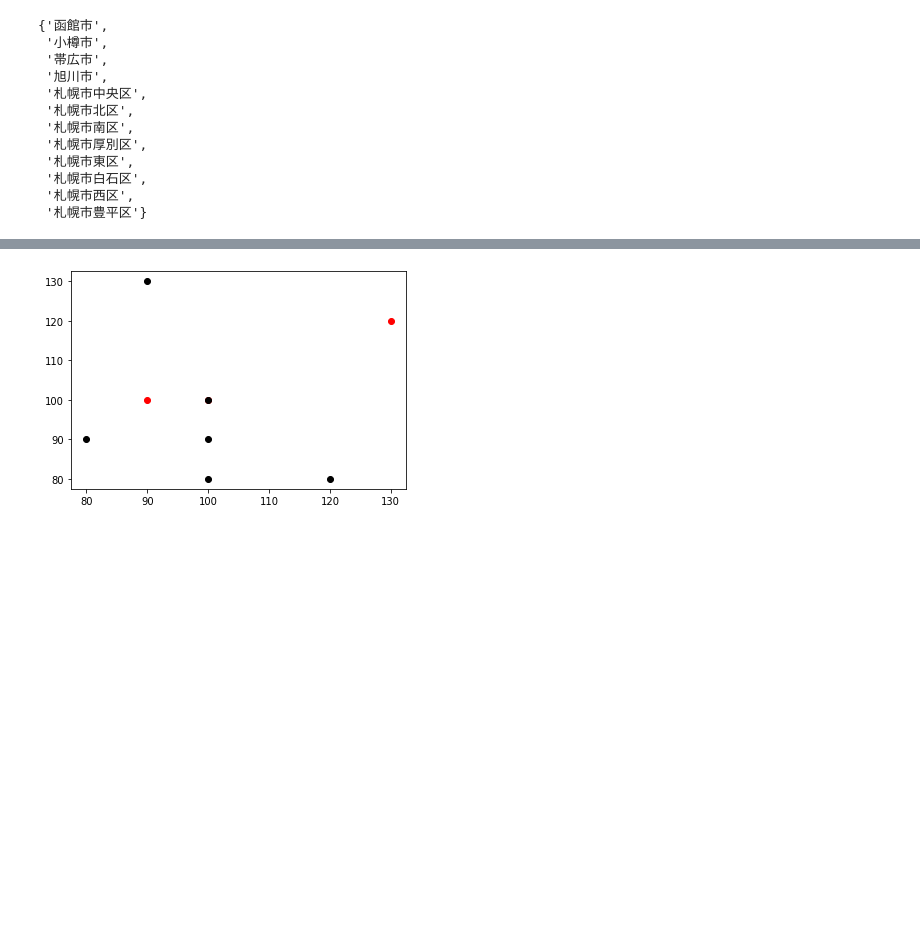
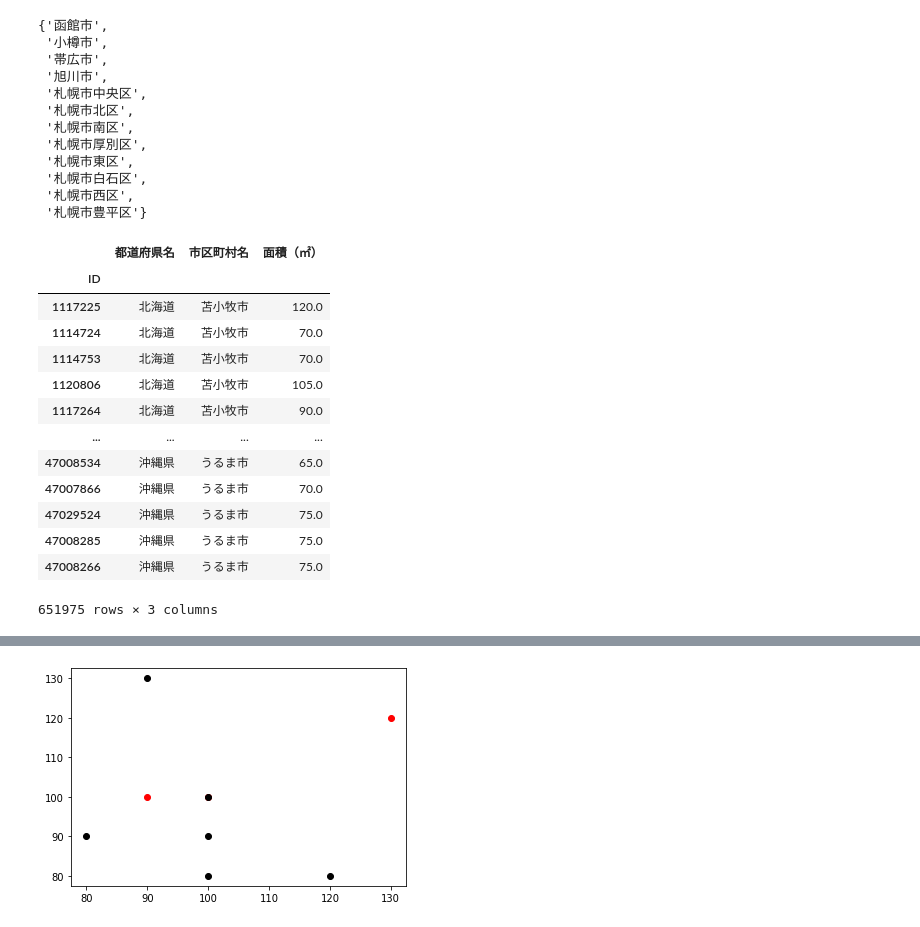
Before and after one commit to jinwatanabe/Docker_gpu_env, a Jupyter notebook: notebook/nishika/old_apartment_2021/07_EDA.ipynb, the cells around one changed output, grey strips where cells are left out. Cells and saved outputs as stored; diff of their text form; code cells hidden in the pictures; blank space fills up the shorter version.

```diff
--- a/notebook/nishika/old_apartment_2021/07_EDA.ipynb
+++ b/notebook/nishika/old_apartment_2021/07_EDA.ipynb
@@ -100,5 +102,22 @@ set(df[(df["都道府県名"]=="北海道") & (df["取引価格（総額）_log"
  '札幌市白石区',
  '札幌市西区',
  '札幌市豊平区'}
+# %%
+df
+# %% [output]
+|  | 都道府県名 | 市区町村名 | 面積（㎡） |
+| ID |  |  |  |
+| 1117225 | 北海道 | 苫小牧市 | 120.0 |
+| 1114724 | 北海道 | 苫小牧市 | 70.0 |
+| 1114753 | 北海道 | 苫小牧市 | 70.0 |
+| 1120806 | 北海道 | 苫小牧市 | 105.0 |
+| 1117264 | 北海道 | 苫小牧市 | 90.0 |
+| ... | ... | ... | ... |
+| 47008534 | 沖縄県 | うるま市 | 65.0 |
+| 47007866 | 沖縄県 | うるま市 | 70.0 |
+| 47029524 | 沖縄県 | うるま市 | 75.0 |
+| 47008285 | 沖縄県 | うるま市 | 75.0 |
+| 47008266 | 沖縄県 | うるま市 | 75.0 |
+651975 rows × 3 columns
 # %%
 # 都道府県ごとに面積当たりの価格の平均が高いところを調べたい
```
Also changed, not shown: parts of 9 cells of this notebook, 1 other file.
